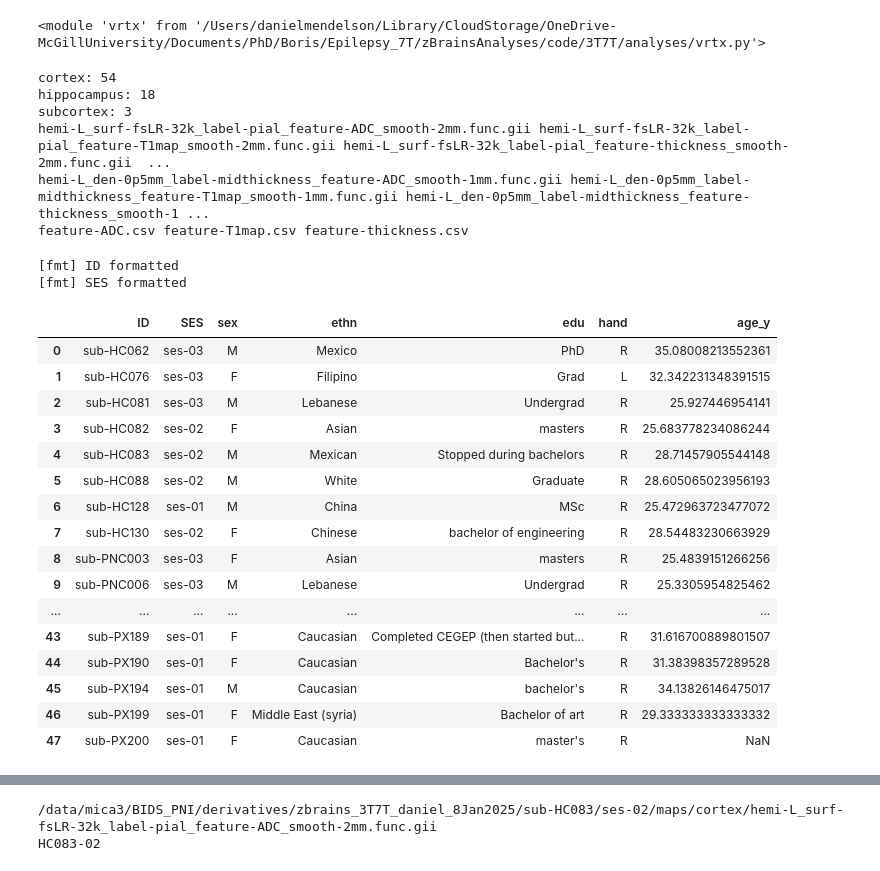
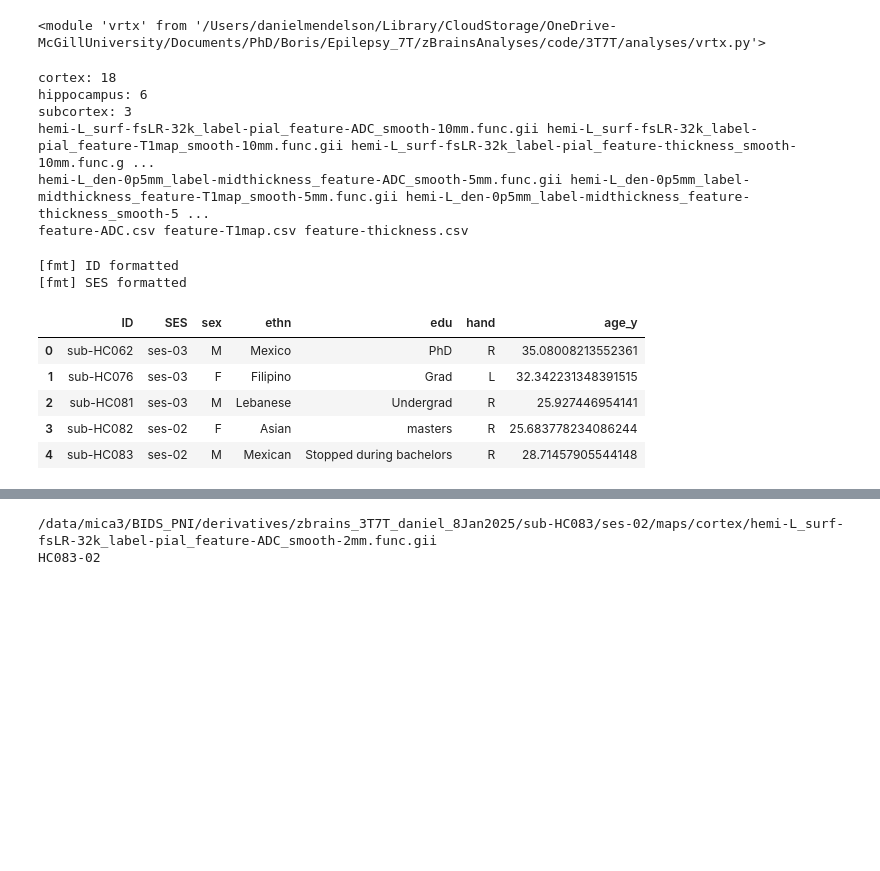
Before and after one commit to mendelsonD/3T7T, a Jupyter notebook: analyses/main.ipynb, the cells around one changed output, grey strips where cells are left out. Cells and saved outputs as stored; diff of their text form; code cells hidden in the pictures; blank space fills up the shorter version.

Commit message:
working zb analyses

```diff
--- a/analyses/main.ipynb
+++ b/analyses/main.ipynb
@@ -27,7 +27,7 @@ importlib.reload(vrtx)
 <module 'vrtx' from '/Users/danielmendelson/Library/CloudStorage/OneDrive-McGillUniversity/Documents/PhD/Boris/Epilepsy_7T/zBrainsAnalyses/code/3T7T/analyses/vrtx.py'>
 # %%
 # IDs of interest
-dir_IDs = "/Users/danielmendelson/Library/CloudStorage/OneDrive-McGillUniversity/Documents/PhD/Boris/Epilepsy_7T/zBrainsAnalyses/data/master_demo_19Mar2025_age_y.csv" # should be in long format
+dir_IDs = "/host/verges/tank/data/daniel/3T7T/z/data/pt/master_demo_19Mar2025_age_y.csv" # should be in long format
 
 # zb output directories
 # N.b. .surf.gii files usually in:
@@ -62,52 +62,39 @@ subcortex = {
 
 regions = [cortex, hippocampus, subcortex]
 # %%
-# build df (one per unique combination of feature, hemisphere, surface, smoothing)
+# determine file names to look for
 
-file_ptrns = []  # Initialize as an empty list
+# file_ptrns = []  # Initialize as an empty list
 
-for region in regions:
-    region_ptrns = []  # Initialize as an empty list
+# for region in regions:
+#     region_ptrns = []  # Initialize as an empty list
 
-    region_ptrns = vrtx.zbFilePtrn(region)
+#     region_ptrns = vrtx.zbFilePtrn(region)
 
-    # save patterns for each region in seperate list
-    file_ptrns.append(region_ptrns)  # Append directly to the list
+#     # save patterns for each region in seperate list
+#     file_ptrns.append(region_ptrns)  # Append directly to the list
 
-for region, i in zip(regions, range(len(file_ptrns))): print(f"{region["region"]}: {len(file_ptrns[i])}")
-print('\n'.join(' '.join(map(str,sl)) for sl in file_ptrns))
-print() # Print the list of file patterns
+# for region, i in zip(regions, range(len(file_ptrns))): print(f"{region['region']}: {len(file_ptrns[i])}")
+# print('\n'.join(' '.join(map(str,sl)) for sl in file_ptrns))
+# print() # Print the list of file patterns
 # %% [output]
-cortex: 54
-hippocampus: 18
+cortex: 18
+hippocampus: 6
 subcortex: 3
-hemi-L_surf-fsLR-32k_label-pial_feature-ADC_smooth-2mm.func.gii hemi-L_surf-fsLR-32k_label-pial_feature-T1map_smooth-2mm.func.gii hemi-L_surf-fsLR-32k_label-pial_feature-thickness_smooth-2mm.func.gii  ...
-hemi-L_den-0p5mm_label-midthickness_feature-ADC_smooth-1mm.func.gii hemi-L_den-0p5mm_label-midthickness_feature-T1map_smooth-1mm.func.gii hemi-L_den-0p5mm_label-midthickness_feature-thickness_smooth-1 ...
+hemi-L_surf-fsLR-32k_label-pial_feature-ADC_smooth-10mm.func.gii hemi-L_surf-fsLR-32k_label-pial_feature-T1map_smooth-10mm.func.gii hemi-L_surf-fsLR-32k_label-pial_feature-thickness_smooth-10mm.func.g ...
+hemi-L_den-0p5mm_label-midthickness_feature-ADC_smooth-5mm.func.gii hemi-L_den-0p5mm_label-midthickness_feature-T1map_smooth-5mm.func.gii hemi-L_den-0p5mm_label-midthickness_feature-thickness_smooth-5 ...
 feature-ADC.csv feature-T1map.csv feature-thickness.csv
 # %%
 # iterate through each file pattern and IDs_ses, get paths and extract paths to a df
 IDs = gen.fmt(dir_IDs, ["ID", "SES"]) # read and ensure formatted ID, SES
+IDs.head()
 # %% [output]
 [fmt] ID formatted
 [fmt] SES formatted
+|  | ID | SES | sex | ethn | edu | hand | age_y |
+| 0 | sub-HC062 | ses-03 | M | Mexico | PhD | R | 35.08008213552361 |
+| 1 | sub-HC076 | ses-03 | F | Filipino | Grad | L | 32.342231348391515 |
+| 2 | sub-HC081 | ses-03 | M | Lebanese | Undergrad | R | 25.927446954141 |
+| 3 | sub-HC082 | ses-02 | F | Asian | masters | R | 25.683778234086244 |
+| 4 | sub-HC083 | ses-02 | M | Mexican | Stopped during bachelors | R | 28.71457905544148 |
-# %%
-IDs
-# %% [output]
-|  | ID | SES | sex | ethn | edu | hand | age_y |
-| 0 | sub-HC062 | ses-03 | M | Mexico | PhD | R | 35.08008213552361 |
-| 1 | sub-HC076 | ses-03 | F | Filipino | Grad | L | 32.342231348391515 |
-| 2 | sub-HC081 | ses-03 | M | Lebanese | Undergrad | R | 25.927446954141 |
-| 3 | sub-HC082 | ses-02 | F | Asian | masters | R | 25.683778234086244 |
-| 4 | sub-HC083 | ses-02 | M | Mexican | Stopped during bachelors | R | 28.71457905544148 |
-| 5 | sub-HC088 | ses-02 | M | White | Graduate | R | 28.605065023956193 |
-| 6 | sub-HC128 | ses-01 | M | China | MSc | R | 25.472963723477072 |
-| 7 | sub-HC130 | ses-02 | F | Chinese | bachelor of engineering | R | 28.54483230663929 |
-| 8 | sub-PNC003 | ses-03 | F | Asian | masters | R | 25.4839151266256 |
-| 9 | sub-PNC006 | ses-03 | M | Lebanese | Undergrad | R | 25.3305954825462 |
-| ... | ... | ... | ... | ... | ... | ... | ... |
-| 43 | sub-PX189 | ses-01 | F | Caucasian | Completed CEGEP (then started but... | R | 31.616700889801507 |
-| 44 | sub-PX190 | ses-01 | F | Caucasian | Bachelor's | R | 31.38398357289528 |
-| 45 | sub-PX194 | ses-01 | M | Caucasian | bachelor's | R | 34.13826146475017 |
-| 46 | sub-PX199 | ses-01 | F | Middle East (syria) | Bachelor of art | R | 29.333333333333332 |
-| 47 | sub-PX200 | ses-01 | F | Caucasian | master's | R | NaN |
 # %%
```
Also changed, not shown: parts of 2 cells of this notebook, 5 other files.
